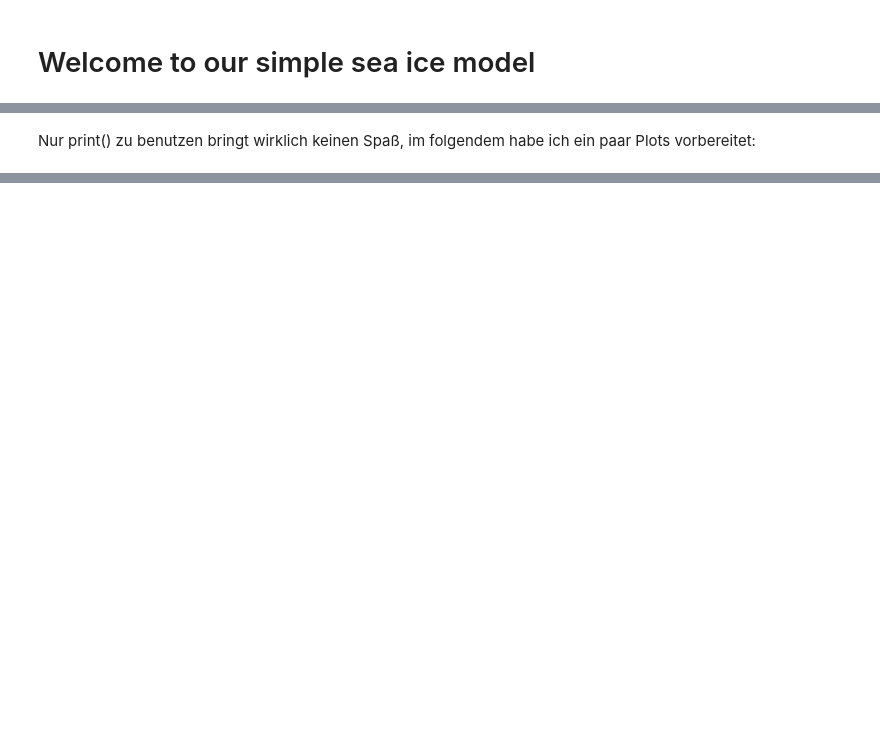
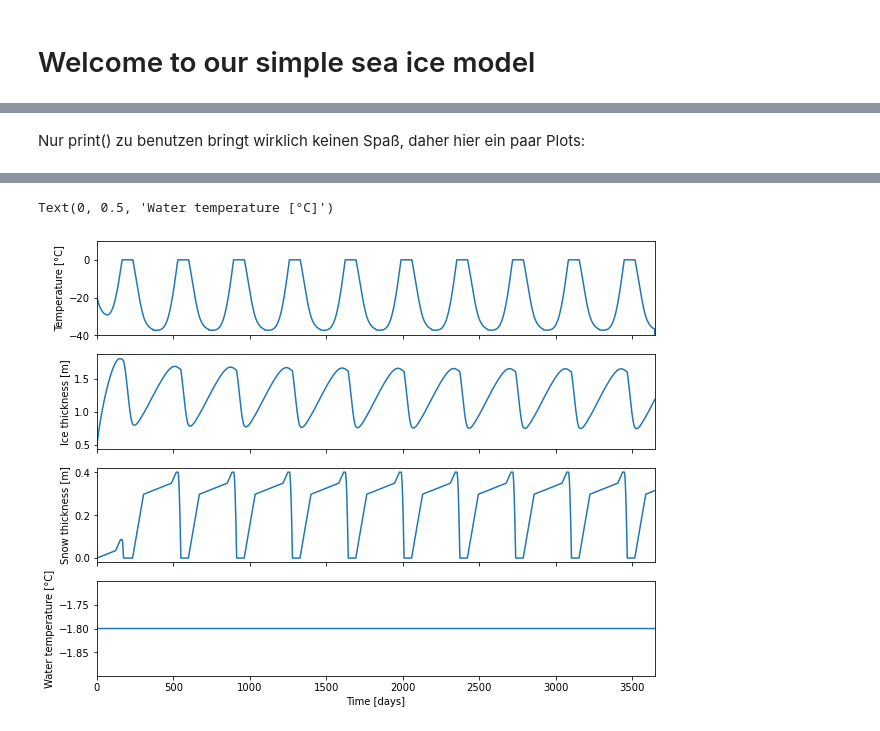
Before and after one commit to andreas-wernecke/zerolayerSI, a Jupyter notebook: MeereisModell.ipynb, the cells around one changed output, grey strips where cells are left out. Saved outputs shown, nothing was run; the diff lists cells and outputs as text; code cells hidden in the pictures; blank space fills up the shorter version.

```diff
--- a/MeereisModell.ipynb
+++ b/MeereisModell.ipynb
@@ -69,0 +70,4 @@ Diese Funktionen werden weiter unten nützlich, doch zuerst definieren ein paar
+# %%
+Q_ocean   = 5.                # Heat flux from the water
+h_ice1    = 0.5               # Initial ice thickness
+days_total= 3650              # Number of days we run the model
@@ -183,34 +186,33 @@ Die einfachste art die ergebnisse zu sehen ist mit dem befehl print(). Lasst uns
 # %% [markdown]
-Nur print() zu benutzen bringt wirklich keinen Spaß, im folgendem habe ich ein paar Plots vorbereitet:
+Nur print() zu benutzen bringt wirklich keinen Spaß, daher hier ein paar Plots:
 # %%
-if True:
-  # Plot temperature evolution
-  fig, axes=plt.subplots(nrows=4, sharex=True, figsize=(9, 6))
-  ax=axes[0]
-  ax.plot(Tsurf-273.15)
-  ax.set_xlim([0, days_total])
-  ax.set_ylim([-35,20])
-  #ax.set_xlabel('day')
-  ax.set_ylabel('Temperature [°C]')
+# Plot temperature evolution
+fig, axes=plt.subplots(nrows=4, sharex=True, figsize=(10, 8))
+ax=axes[0]
+ax.plot(Tsurf-273.15)
+ax.set_xlim([0, days_total])
+ax.set_ylim([-40,10])
+#ax.set_xlabel('day')
+ax.set_ylabel('Temperature [°C]')
 
-  # Plot ice-thickness evolution
-  ax=axes[1]
-  ax.plot(h_ice)
-  ax.set_xlim([0, days_total])
-  #ax.set_xlabel('day')
-  ax.set_ylabel('Ice thickness [m]')
+# Plot ice-thickness evolution
+ax=axes[1]
+ax.plot(h_ice)
+ax.set_xlim([0, days_total])
+#ax.set_xlabel('day')
+ax.set_ylabel('Ice thickness [m]')
 
-  # Plot snow-thickness evolution
-  ax=axes[2]
-  ax.plot(h_snow)
-  ax.set_xlim([0, days_total])
-  #ax.set_xlabel('day')
-  ax.set_ylabel('Snow thickness [m]')
+# Plot snow-thickness evolution
+ax=axes[2]
+ax.plot(h_snow)
+ax.set_xlim([0, days_total])
+#ax.set_xlabel('day')
+ax.set_ylabel('Snow thickness [m]')
 
-  # Plot water temperature
-  ax=axes[3]
-  ax.plot(T_water-273.15)
-  ax.set_xlim([0, days_total])
-  ax.set_xlabel('Time [days]')
-  ax.set_ylabel('Water temperature [°C]')
+# Plot water temperature
+ax=axes[3]
+ax.plot(T_water-273.15)
+ax.set_xlim([0, days_total])
+ax.set_xlabel('Time [days]')
+ax.set_ylabel('Water temperature [°C]')
 # %% [output]
@@ -219 +219,3 @@ if True:
+Text(0, 0.5, 'Water temperature [°C]')
+[figure, added]
 # %% [markdown]
```
Also changed, not shown: parts of 31 cells of this notebook.
